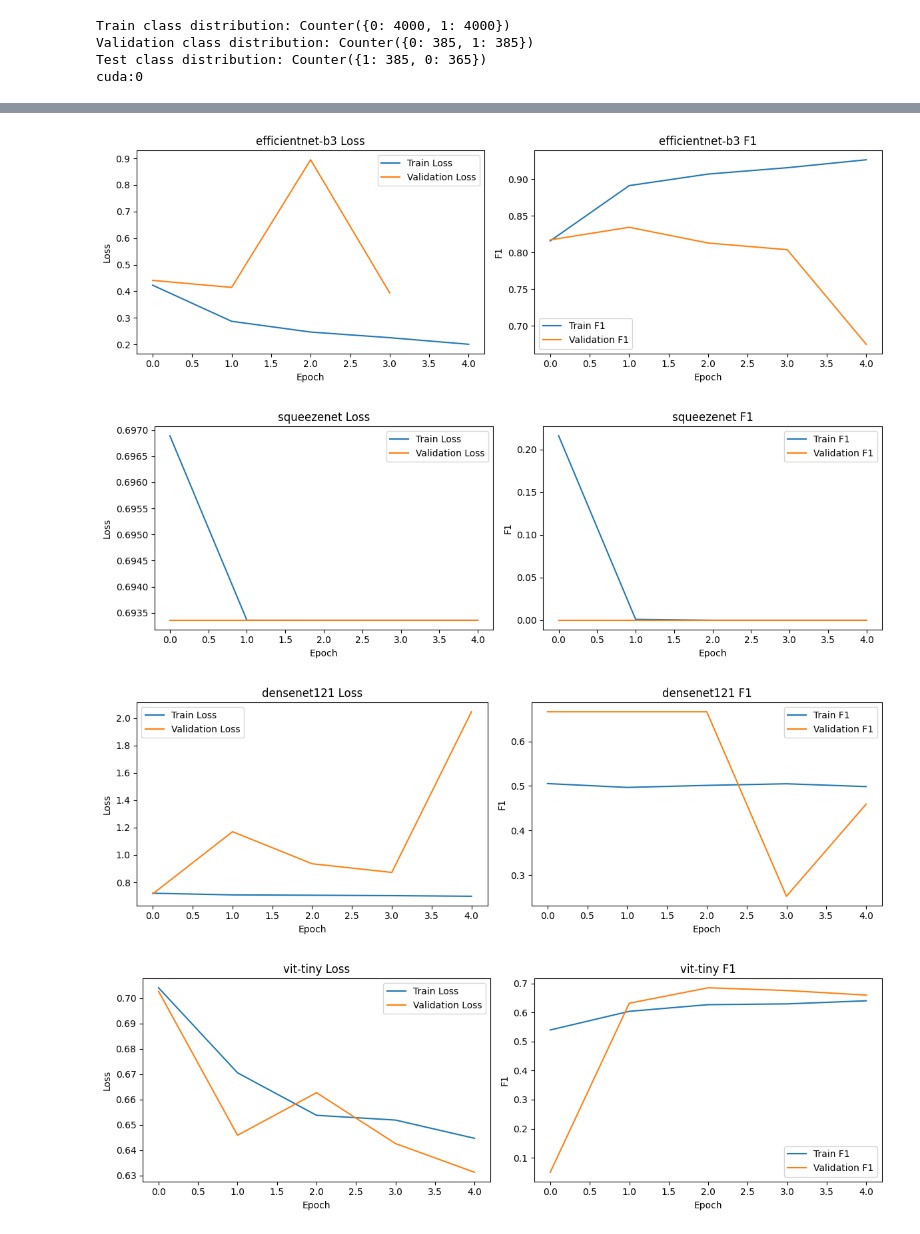
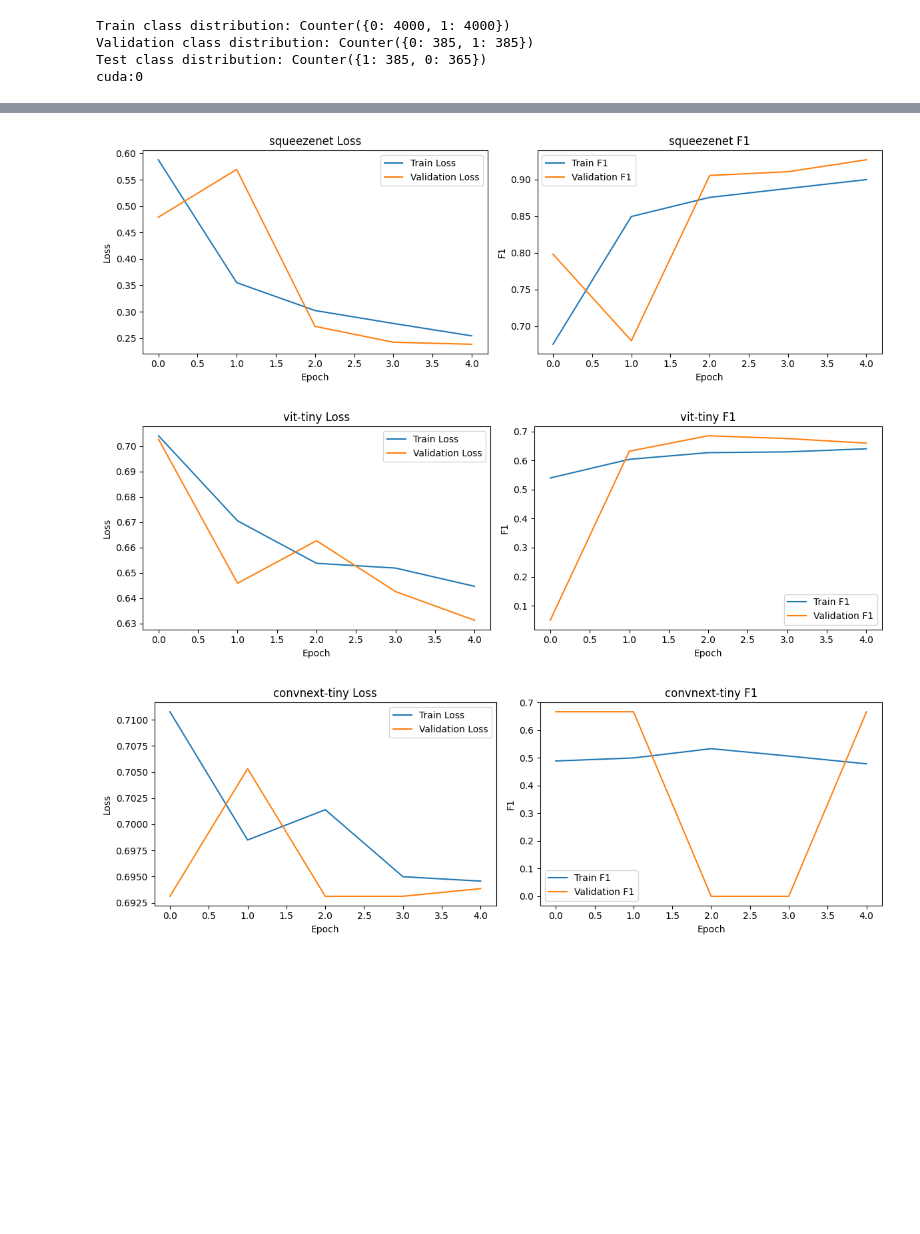
Before and after one commit to 4eburaWka/Diploma, a Jupyter notebook: train/full_train.ipynb, the cells around one changed output, grey strips where cells are left out. Saved outputs shown, nothing was run; the diff lists cells and outputs as text; code cells hidden in the pictures; blank space fills up the shorter version.

```diff
--- a/train/full_train.ipynb
+++ b/train/full_train.ipynb
@@ -251,26 +274,25 @@ def train_model(model, criterion, optimizer, scheduler, num_epochs=20, checkpoin
 # %%
-models_names = ["mobilenetv3-large", "mobilenetv3-small", "efficientnet-b0", "resnet18",
-                "efficientnet-b3", "squeezenet", "densenet121", "vit-tiny", "convnext-tiny"]
+models_names = ["mobilenetv3-large", "mobilenetv3-small", "efficientnet-b0",
+                "efficientnet-b3", "squeezenet", "vit-tiny", "convnext-tiny"]
 results = pd.DataFrame(columns=['Model', 'Test_Accuracy', 'Test_F1', 'Test_AUC', 'Parameters', 'Training_Time', 'Peak_VRAM_MB', 'Speed'])
 
 
-model_name = "efficientnet-b0"
+model_name = "squeezenet"
 print(f'\nTraining {model_name}')
 start_time = time.time()
 
-# Настройка batch_size
 batch_size = 1 if model_name in ["efficientnet-b3", "vit-tiny", "convnext-tiny", "densenet121"] else 2
 train_data = DataLoader(data['train'], batch_size=batch_size, shuffle=True, num_workers=0, pin_memory=True)
 validation_data = DataLoader(data['validation'], batch_size=batch_size, shuffle=False, num_workers=0, pin_memory=True)
 test_data = DataLoader(data['test'], batch_size=batch_size, shuffle=False, num_workers=0, pin_memory=True)
 
-# Загрузка модели
-model_ft = get_model(model_name).to(device)
+model_ft = get_model(model_name, False).to(device)
+optimizer_ft = optim.Adam(model_ft.parameters(),
+                          lr=0.0003 if model_name in ["efficientnet-b3", "vit-tiny", "convnext-tiny", "densenet121"]
+                          else 0.0001 if model_name == "squeezenet" else 0.001)
 criterion = nn.CrossEntropyLoss()
-optimizer_ft = optim.Adam(model_ft.parameters(), lr=0.0003 if model_name in ["efficientnet-b3", "vit-tiny", "convnext-tiny", "densenet121"] else 0.001)
 exp_lr_scheduler = lr_scheduler.ReduceLROnPlateau(optimizer_ft, mode='max', factor=0.1, patience=2)
 
-# Загрузка весов
 weights_path = f'{model_name}_weights.pth'
 if os.path.exists(weights_path):
     state_dict = torch.load(weights_path, weights_only=False)
@@ -281,16 +303,14 @@ checkpoint_path = f'{model_name}_checkpoint.pth'
 total_params = sum(p.numel() for p in model_ft.parameters())
 print(f"Total number of parameters: {total_params}")
 
-# Обучение
 torch.cuda.reset_peak_memory_stats()
 try:
     model_ft, train_metrics, test_metrics = train_model(
-        model_ft, criterion, optimizer_ft, exp_lr_scheduler, num_epochs=10, checkpoint_path=checkpoint_path
+        model_ft, criterion, optimizer_ft, exp_lr_scheduler, num_epochs=5, checkpoint_path=checkpoint_path
     )
 except RuntimeError as e:
     print(f"Training failed for {model_name}: {e}")
 
-# Измерение скорости
 model_ft.eval()
 speed_start = time.time()
 with torch.no_grad():
@@ -299,7 +319,6 @@ with torch.no_grad():
         model_ft(inputs)
 speed = len(data['test']) / (time.time() - speed_start)
 
-# Сохранение результатов
 training_time = time.time() - start_time
 peak_vram = torch.cuda.max_memory_allocated() / 1024**2
 train_results = pd.DataFrame(data=train_metrics)
@@ -341,7 +360,7 @@ results.to_csv('model_comparison.csv', index=False)
 import matplotlib.pyplot as plt
 
 for model_name in models_names:
-    df = pd.read_csv(f"{model_name}_train_metrics.csv")
+    df = pd.read_csv(f"train_metrics/{model_name}_train_metrics.csv")
     train_df = df[df['Phase'] == 'train']
     val_df = df[df['Phase'] == 'validation']
 
@@ -372,4 +391,3 @@ for model_name in models_names:
-[figure, old version]
+[figure, new version]
-[figure, old version]
+[figure, new version]
-[figure, old version]
+[figure, new version]
-[figure, removed]
```
Also changed, not shown: parts of 4 cells of this notebook, 32 other files.
